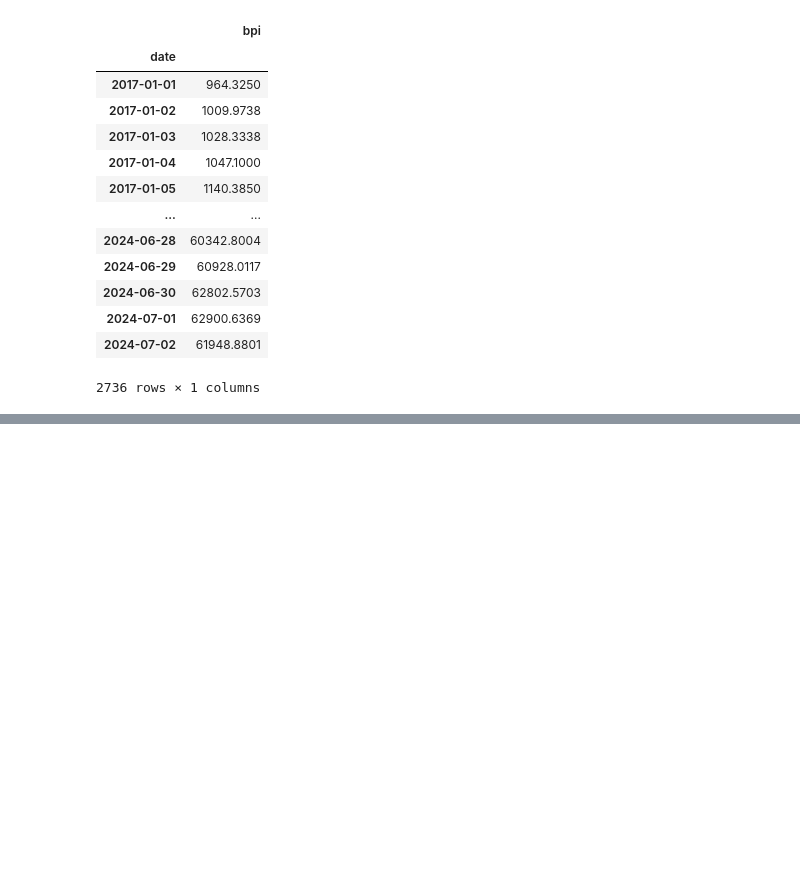
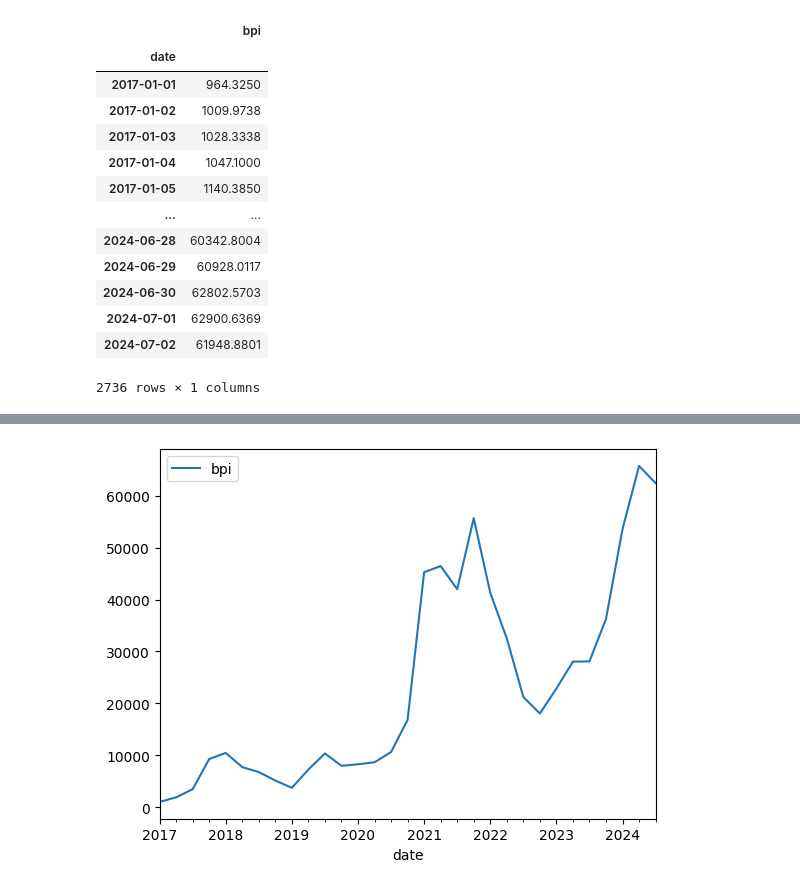
Before and after one commit to Aifedayo/Time-Series-Forecasting, a Jupyter notebook: src/notebook/time_series_functions.ipynb, the cells around one changed output, grey strips where cells are left out. Cells and saved outputs as stored; diff of their text form; code cells hidden in the pictures; blank space fills up the shorter version.

```diff
--- a/src/notebook/time_series_functions.ipynb
+++ b/src/notebook/time_series_functions.ipynb
@@ -40,0 +67,4 @@ data
+# %%
+data.resample('QE').mean().plot();
+# %% [output]
+[figure, added]
```
Also changed, not shown: parts of 18 cells of this notebook, 1 other file.
